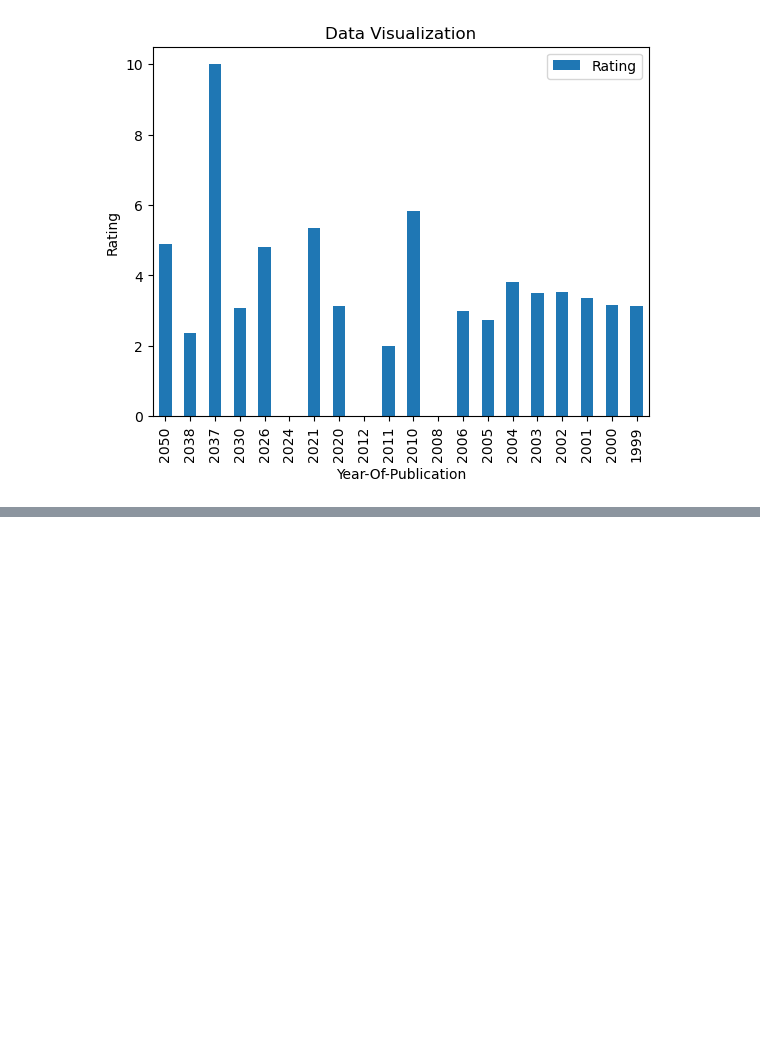
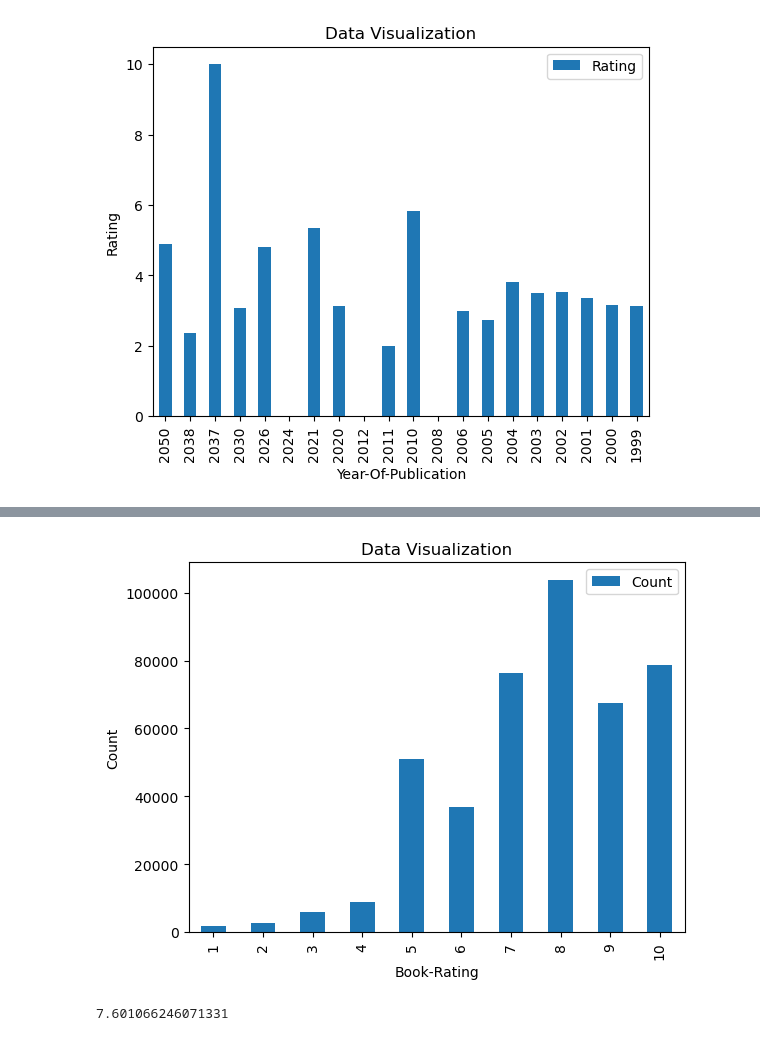
Before and after one commit to ZuPr42/datasentics, a Jupyter notebook: notebooks/1.2-zupr-data_visualization.ipynb, the cells around one changed output, grey strips where cells are left out. Saved outputs shown, nothing was run; the diff lists cells and outputs as text; code cells hidden in the pictures; blank space fills up the shorter version.

Commit message:
histogram of ratings

```diff
--- a/notebooks/1.2-zupr-data_visualization.ipynb
+++ b/notebooks/1.2-zupr-data_visualization.ipynb
@@ -91,3 +91,7 @@ plt.title('Data Visualization')
 plt.show()
 # %% [output]
 [figure]
+# %%
+data = ratings_data.groupby('Book-Rating')['User-ID'].count().reset_index(name = 'Count')
+
+data
@@ -93,0 +110,13 @@ plt.show()
+# %%
+# Plot data of ratings
+data.plot(x='Book-Rating', y='Count', kind='bar')
+plt.xlabel('Book-Rating')
+plt.ylabel('Count')
+plt.title('Data Visualization')
+9plt.show()
+# %% [output]
+[figure, added]
+# %%
+ratings_data['Book-Rating'].mean()
+# %% [output]
+7.601066246071331
```
Also changed, not shown: parts of 1 cell of this notebook, 1 other file.
